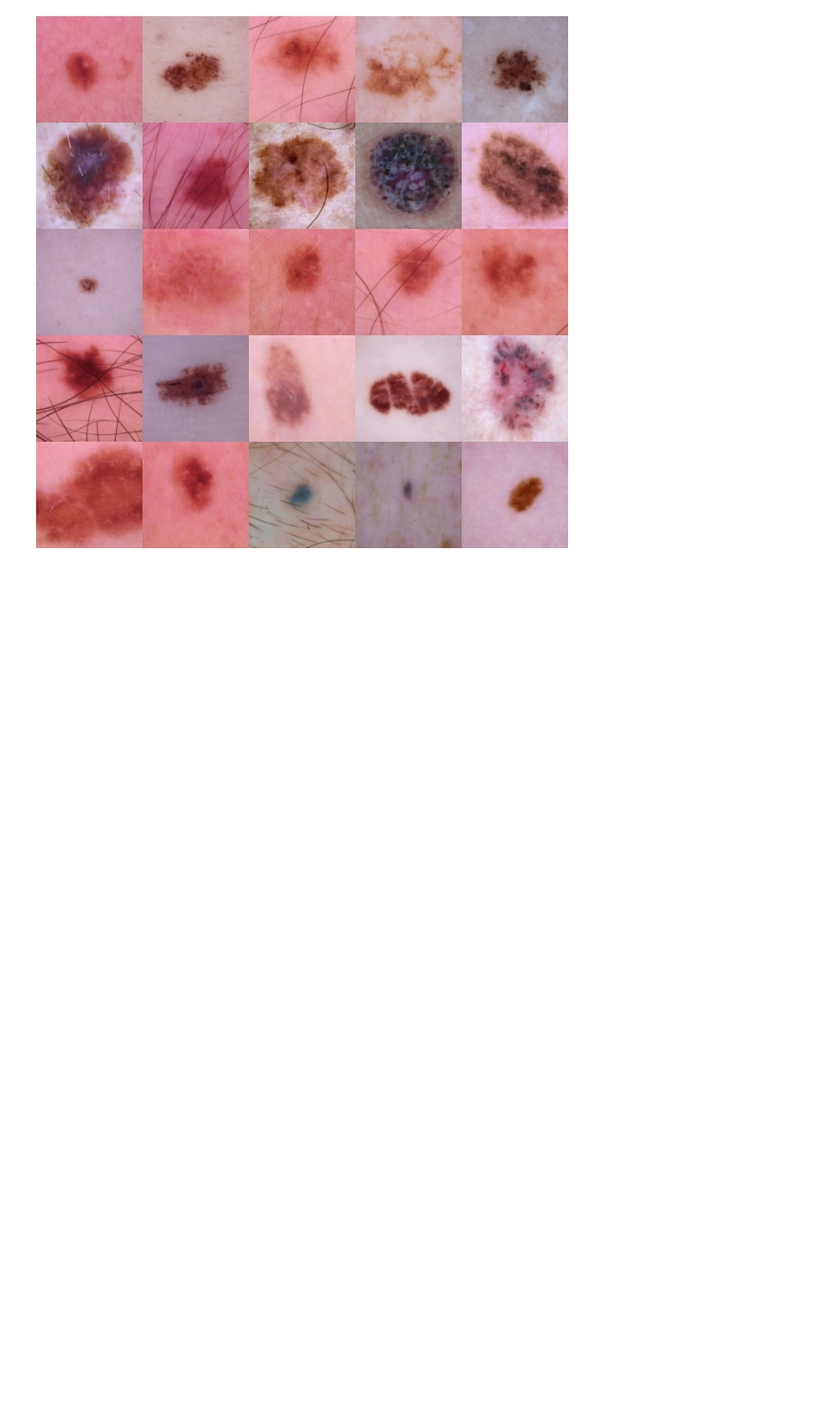
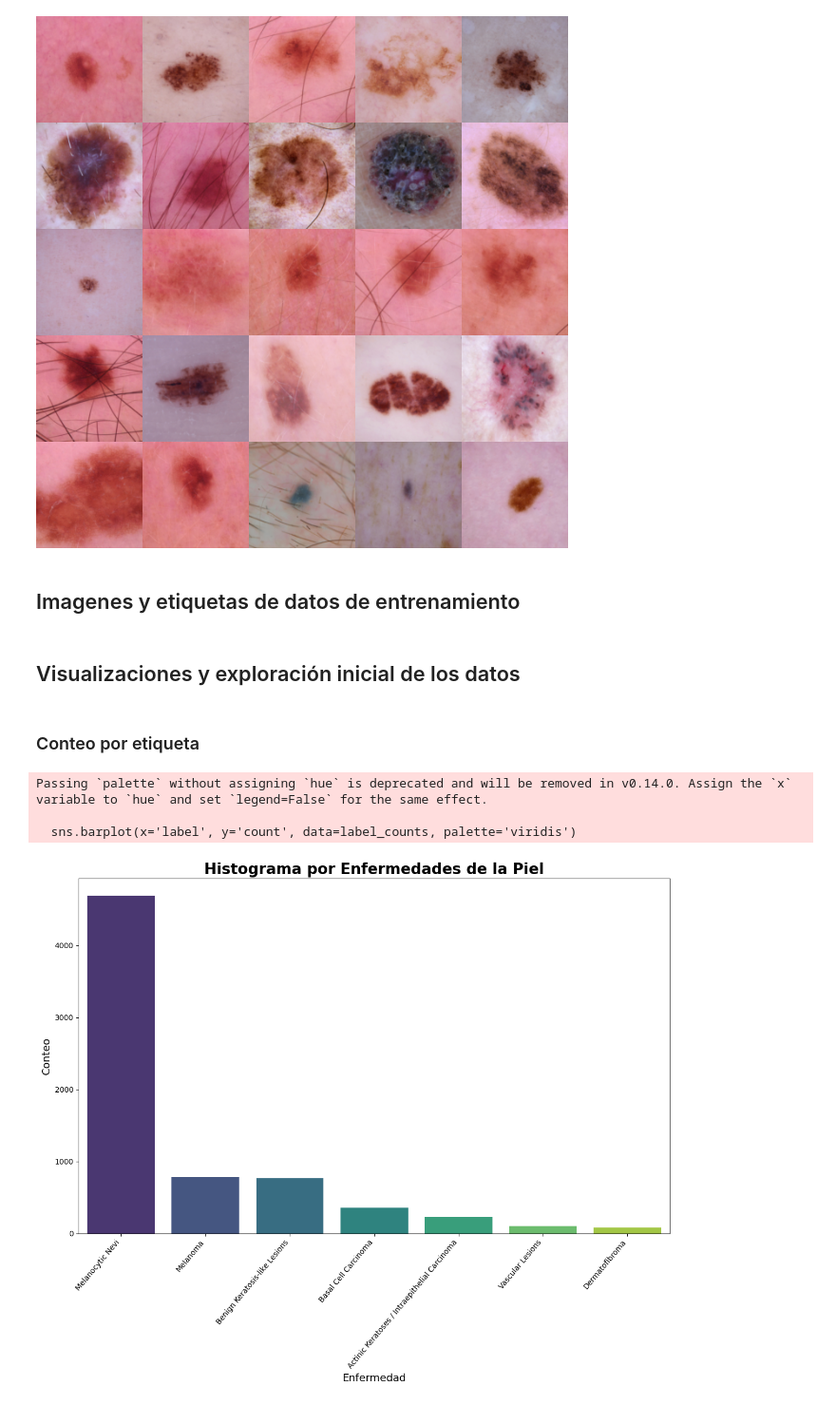
Before and after one commit to matgoni/Dermatology_MNIST, a Jupyter notebook: Data_Exploration.ipynb, the cells around one changed output. Shown at 95% size. Drawn from its saved outputs; the diff is of its cells as text; code cells hidden in the pictures; blank space fills up the shorter version.

Commit message:
feat: Agregar 3 graficas de exploracion de los datos

```diff
--- a/Data_Exploration.ipynb
+++ b/Data_Exploration.ipynb
@@ -108,3 +108,52 @@ Using downloaded and verified file: C:\Users\matun\.medmnist\dermamnist_128.npz
 train_dataset_128.montage(length=5)
 # %% [output]
 [figure]
+# %% [markdown]
+## Imagenes y etiquetas de datos de entrenamiento
+# %%
+images = train_dataset_28.imgs
+labels = train_dataset_28.labels
+# %%
+# Lista de etiquetas con descripciones
+label_descriptions = {
+    0: 'Actinic Keratoses / Intraepithelial Carcinoma',
+    1: 'Basal Cell Carcinoma',
+    2: 'Benign Keratosis-like Lesions',
+    3: 'Dermatofibroma',
+    4: 'Melanoma',
+    5: 'Melanocytic Nevi',
+    6: 'Vascular Lesions'
+}
+# %% [markdown]
+## Visualizaciones y exploración inicial de los datos
+# %% [markdown]
+### Conteo por etiqueta
+# %%
+labels_list = [label.item() for label in labels]
+df_labels = pd.DataFrame(labels_list, columns=['label'])
+
+# Reemplazar las etiquetas numéricas por las descripciones
+df_labels['label'] = df_labels['label'].map(label_descriptions)
+
+# Contar la frecuencia de cada etiqueta
+label_counts = df_labels['label'].value_counts().reset_index()
+label_counts.columns = ['label', 'count']
+
+# Graficar el histograma usando Seaborn
+plt.figure(figsize=(12, 10))
+sns.barplot(x='label', y='count', data=label_counts, palette='viridis')
+
+# Mejorar el diseño
+plt.title('Histograma por Enfermedades de la Piel', fontsize=20, weight='bold')
+plt.xlabel('Enfermedad', fontsize=14)
+plt.ylabel('Conteo', fontsize=14)
+plt.xticks(rotation=50, ha='right', fontsize=10)  # Rotar las etiquetas para mejor legibilidad
+
+# Mostrar la gráfica
+plt.tight_layout()
+plt.show()
+# %% [output]
+Passing `palette` without assigning `hue` is deprecated and will be removed in v0.14.0. Assign the `x` variable to `hue` and set `legend=False` for the same effect.
+
+  sns.barplot(x='label', y='count', data=label_counts, palette='viridis')
+[figure, added]
```
Also changed, not shown: parts of 4 cells of this notebook.
